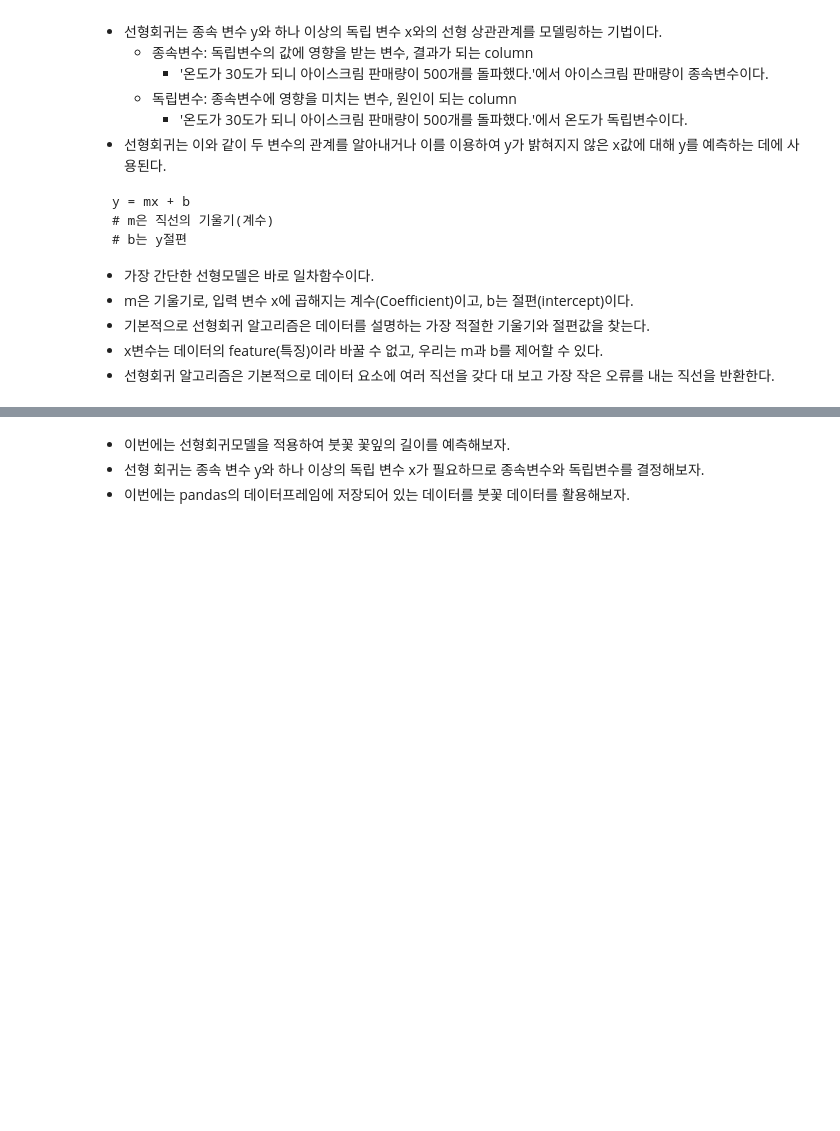
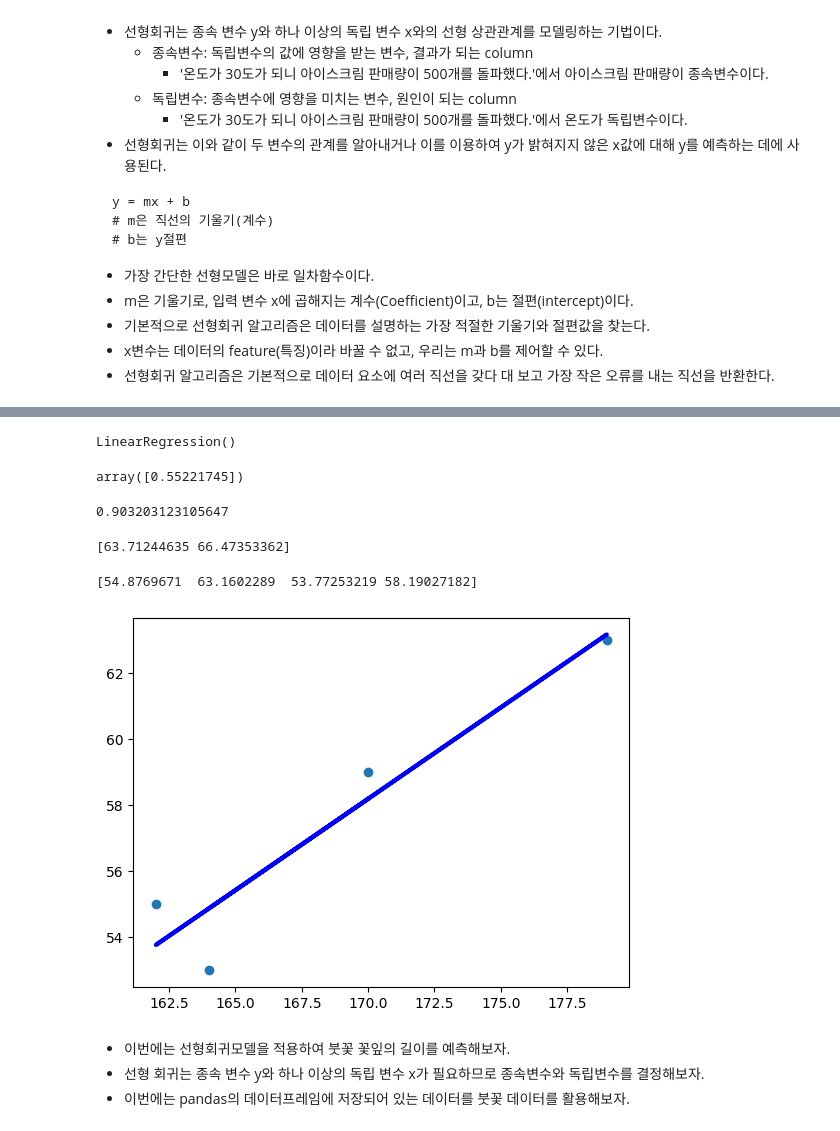
Before and after one commit to HaesunByun/AISW, a Jupyter notebook: _sources/A_chapter12.ipynb, the cells around one changed output, grey strips where cells are left out. Drawn from its saved outputs; the diff is of its cells as text; code cells hidden in the pictures; blank space fills up the shorter version.

```diff
--- a/_sources/A_chapter12.ipynb
+++ b/_sources/A_chapter12.ipynb
@@ -270,0 +266,16 @@ y = mx + b
+# %%
+import numpy as np
+from sklearn import linear_model  #scikit-learn 모듈을 가져옴.
+
+regr = linear_model.LinearRegression()  #선형회귀 모델 생성
+# %%
+# 키와 몸무게 정보
+X = [[164], [179], [162], [170]]   #다중회귀에 적용되도록 함
+y = [53, 63, 55, 59]               #y = f(X)의 결과
+regr.fit(X, y)                     #선형회귀 에 X, y를 적용한다.
+# %% [output]
+LinearRegression()
+# %%
+regr.coef_
+# %% [output]
+array([0.55221745])
@@ -271,3 +284,27 @@ y = mx + b
+# %%
+score = regr.score(X, y)
+score
+# %% [output]
+0.903203123105647
+# %%
+input_data = [[180], [185]]       # 새로 키 데이터를 통해 몸무게 데이터를 예측해보자.
+
+result = regr.predict(input_data) #결과 예측은 predict()로!
+print(result)
+# %% [output]
+[63.71244635 66.47353362]
+# %%
+y_pred = regr.predict(X)
+print(y_pred)
+# %% [output]
+[54.8769671  63.1602289  53.77253219 58.19027182]
+# %%
+import matplotlib.pyplot as plt
+plt.scatter(X, y)
+plt.plot(X, y_pred, color = 'blue', linewidth = 3)
+plt.show()
+# %% [output]
+[figure, added]
 # %% [markdown]
 - 이번에는 선형회귀모델을 적용하여 붓꽃 꽃잎의 길이를 예측해보자.
 - 선형 회귀는 종속 변수 y와 하나 이상의 독립 변수 x가 필요하므로 종속변수와 독립변수를 결정해보자.
```
Also changed, not shown: parts of 30 cells of this notebook.
